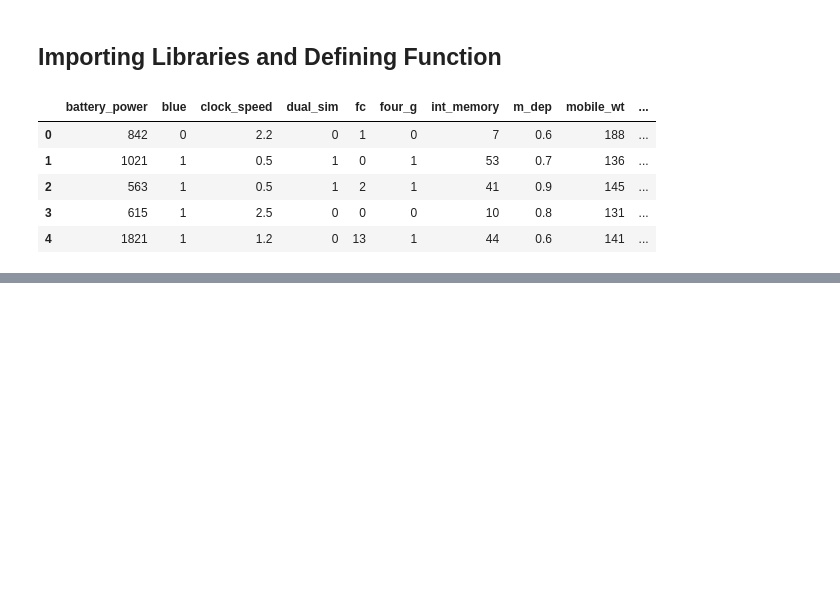
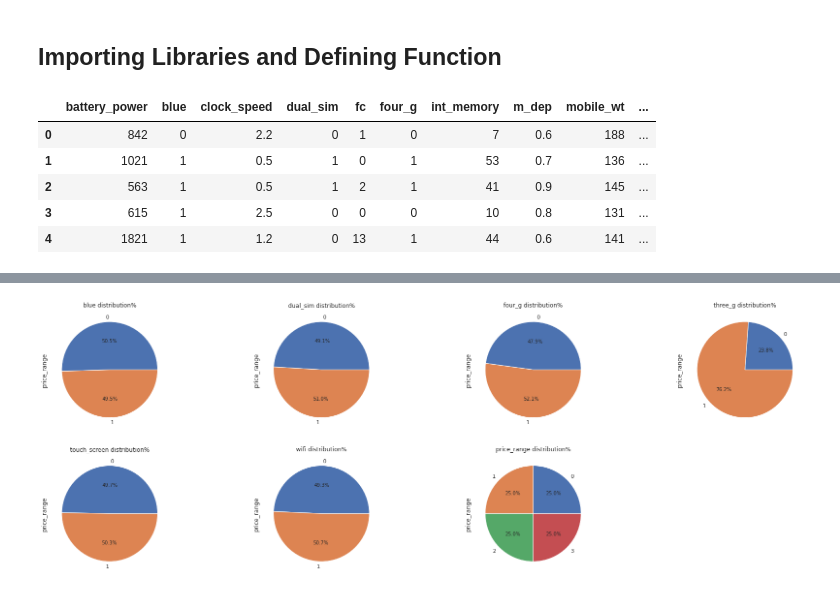
Before and after one commit to amanichivilkar/Mobile-Price-Range-Prediction, a Jupyter notebook: Mobile_Price_Range_Prediction.ipynb, the cells around one changed output, grey strips where cells are left out. Cells and saved outputs as stored; diff of their text form; code cells hidden in the pictures; blank space fills up the shorter version.

```diff
--- a/Mobile_Price_Range_Prediction.ipynb
+++ b/Mobile_Price_Range_Prediction.ipynb
@@ -195,0 +204,3 @@ def weight(ml):
+# %%
+df=pd.read_csv("/content/drive/MyDrive/data/Copy of data_mobile_price_range.csv")
+df.head()
@@ -195,0 +276,25 @@ def weight(ml):
+# %%
+# Numeric columns
+numerical=['battery_power', 'clock_speed', 'fc', 'int_memory', 'm_dep', 'mobile_wt', 'n_cores', 'pc',
+          'px_height','px_width', 'ram', 'sc_h', 'sc_w', 'talk_time']
+
+# Categorical columns
+categorical=['blue', 'dual_sim', 'four_g','three_g','touch_screen', 'wifi','price_range']
+
+# All
+all=['battery_power', 'blue', 'clock_speed', 'dual_sim', 'fc', 'four_g', 'int_memory', 'm_dep', 'mobile_wt', 'n_cores', 'pc',
+          'px_height','px_width', 'ram', 'sc_h', 'sc_w', 'talk_time', 'three_g','touch_screen', 'wifi']
+# %%
+# count of Categorical column
+plt.figure(figsize=(30,10))
+i=1
+for cat in categorical:
+  df3=df.groupby([cat])['price_range'].count()
+
+  plt.subplot(2,4,i)
+  plt.title(f'{cat} distribution%')
+  df3.plot.pie(autopct="%.1f%%")
+
+  i=i+1
+# %% [output]
+[figure, added]
```
Also changed, not shown: parts of 11 cells of this notebook.
